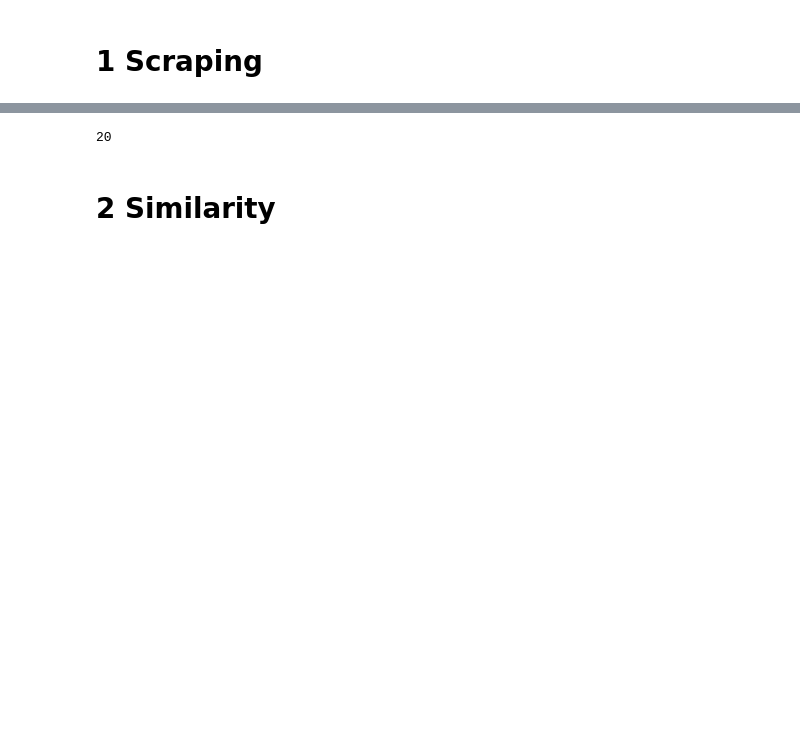
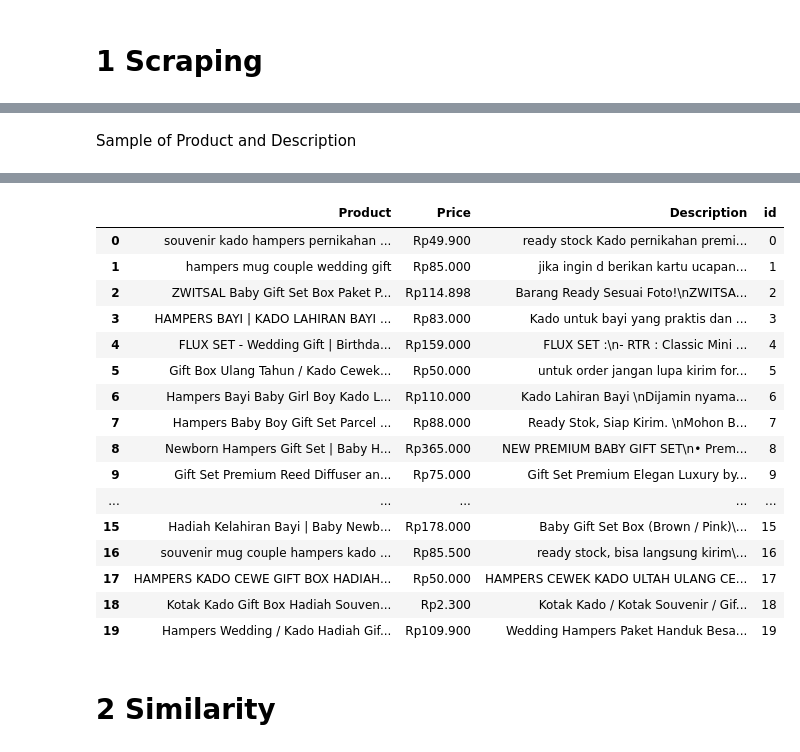
Before and after one commit to alvinrach/ecommerce-product-analyzer, a Jupyter notebook: main.ipynb, the cells around one changed output, grey strips where cells are left out. Saved outputs shown, nothing was run; the diff lists cells and outputs as text; code cells hidden in the pictures; blank space fills up the shorter version.

```diff
--- a/main.ipynb
+++ b/main.ipynb
@@ -19,3 +44,5 @@ else:
 pure_data = data.copy()
+# %% [markdown]
+Sample of Product and Description
 # %%
 n = 4
@@ -27,7 +55,3 @@ FLUX SET - Wedding Gift | Birthday Hampers | Kado | Hadiah FLUX SET :
 - RTR : Bear Acrylic Night Lamp
 - Corrugated white box 22x22cm
 * FREE GREETING CARD
-# %%
-len(data)
-# %% [output]
-20
@@ -36,2 +58,22 @@ data['id'] = data.index
+# %%
+pure_data
+# %% [output]
+|  | Product | Price | Description | id |
+| 0 | souvenir kado hampers pernikahan ... | Rp49.900 | ready stock Kado pernikahan premi... | 0 |
+| 1 | hampers mug couple wedding gift | Rp85.000 | jika ingin d berikan kartu ucapan... | 1 |
+| 2 | ZWITSAL Baby Gift Set Box Paket P... | Rp114.898 | Barang Ready Sesuai Foto!\nZWITSA... | 2 |
+| 3 | HAMPERS BAYI | KADO LAHIRAN BAYI ... | Rp83.000 | Kado untuk bayi yang praktis dan ... | 3 |
+| 4 | FLUX SET - Wedding Gift | Birthda... | Rp159.000 | FLUX SET :\n- RTR : Classic Mini ... | 4 |
+| 5 | Gift Box Ulang Tahun / Kado Cewek... | Rp50.000 | untuk order jangan lupa kirim for... | 5 |
+| 6 | Hampers Bayi Baby Girl Boy Kado L... | Rp110.000 | Kado Lahiran Bayi \nDijamin nyama... | 6 |
+| 7 | Hampers Baby Boy Gift Set Parcel ... | Rp88.000 | Ready Stok, Siap Kirim. \nMohon B... | 7 |
+| 8 | Newborn Hampers Gift Set | Baby H... | Rp365.000 | NEW PREMIUM BABY GIFT SET\n• Prem... | 8 |
+| 9 | Gift Set Premium Reed Diffuser an... | Rp75.000 | Gift Set Premium Elegan Luxury by... | 9 |
+| ... | ... | ... | ... | ... |
+| 15 | Hadiah Kelahiran Bayi | Baby Newb... | Rp178.000 | Baby Gift Set Box (Brown / Pink)\... | 15 |
+| 16 | souvenir mug couple hampers kado ... | Rp85.500 | ready stock, bisa langsung kirim\... | 16 |
+| 17 | HAMPERS KADO CEWE GIFT BOX HADIAH... | Rp50.000 | HAMPERS CEWEK KADO ULTAH ULANG CE... | 17 |
+| 18 | Kotak Kado Gift Box Hadiah Souven... | Rp2.300 | Kotak Kado / Kotak Souvenir / Gif... | 18 |
+| 19 | Hampers Wedding / Kado Hadiah Gif... | Rp109.900 | Wedding Hampers Paket Handuk Besa... | 19 |
 # %% [markdown]
 # 2 Similarity
```
Also changed, not shown: parts of 32 cells of this notebook, 3 other files.
